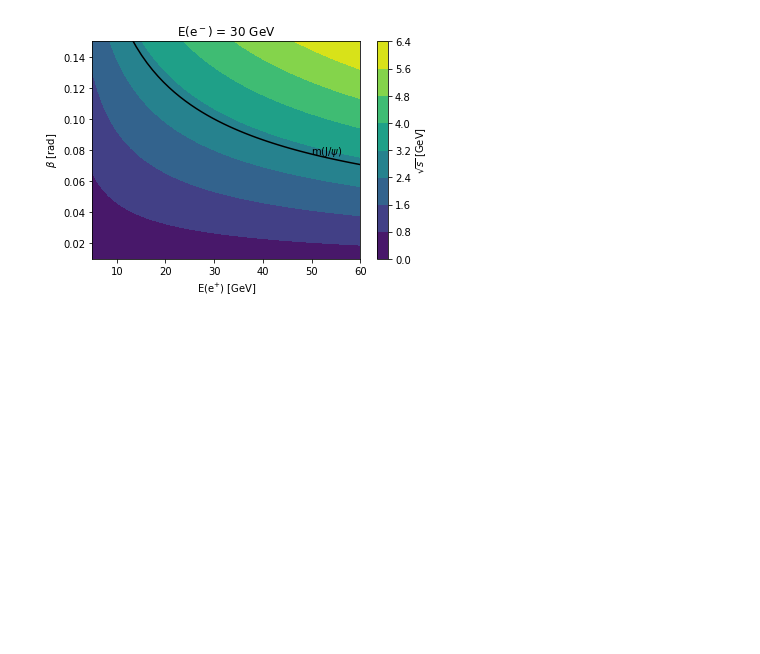
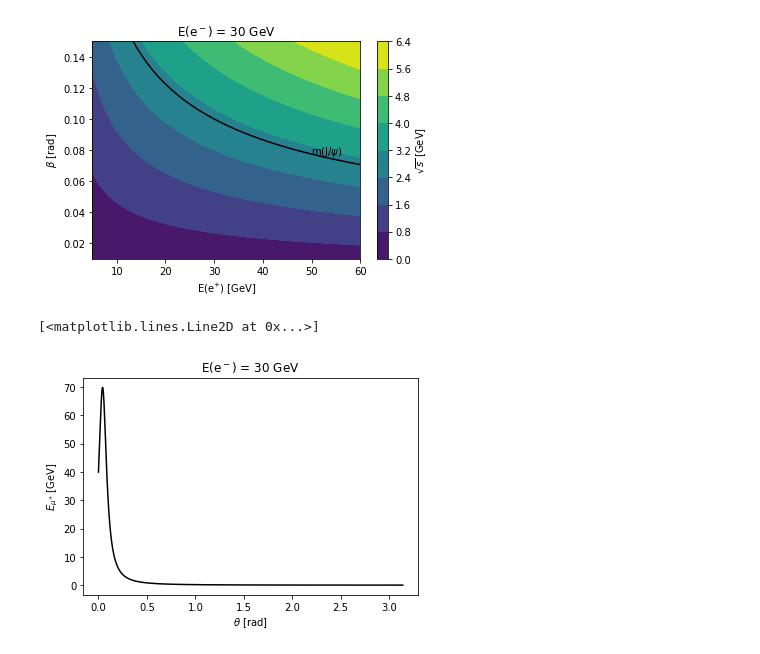
Before and after one commit to DaveBrun94/MuonCollider, a Jupyter notebook: notebook/cross.ipynb, the cells around one changed output. Cells and saved outputs as stored; diff of their text form; code cells hidden in the pictures; blank space fills up the shorter version.

```diff
--- a/notebook/cross.ipynb
+++ b/notebook/cross.ipynb
@@ -33,9 +100,12 @@ IFrame('../collision.pdf', width=1000, height=700)
 # %%
 from scipy.constants import pi, m_e, c, hbar, fine_structure as alpha
-from numpy import cos, sqrt, linspace, meshgrid, array
+
+##Function for calculating muon energy
+def pMu(pMinus, pPlus, beta, theta): #[GeV], [GeV], [rad], [rad]
+    return pMinus*pPlus*(1-cos(beta))/(pPlus*(1-cos(theta))+pMinus*(1-cos(theta-beta))) ## [GeV]
 
 ##Function for calculating s
-def s(pMinus, pPlus, beta):
+def s(pMinus, pPlus, beta):  #[GeV], [GeV], [rad], [rad]
     return 2*(m_e*10**-9/c**2)**2 + 2*pPlus*pMinus*(1-cos(beta)) ##[GeV^2]
 # %%
 from scipy.optimize import newton
@@ -75,3 +142,19 @@ for i, E_ in enumerate(EMinus):
 [figure]
 [figure]
 [figure]
+# %%
+theta = linspace(0, pi, 1000)
+E_= 30
+EPlus = 40
+beta = 0.1
+
+muP = [pMu(E_, EPlus, beta, t) for t in theta]
+
+fig, ax = plt.subplots()
+ax.set_title(r"E(e$^{Q}$) = {E} GeV".format(Q="-", E=E_))
+ax.set_xlabel(r"$\theta$ [rad]")
+ax.set_ylabel(r"$E_{\mu^{+}}$ [GeV]")
+ax.plot(theta, muP, color="black")
+# %% [output]
+[<matplotlib.lines.Line2D at 0x...>]
+[figure, added]
```
Also changed, not shown: parts of 5 cells of this notebook.
